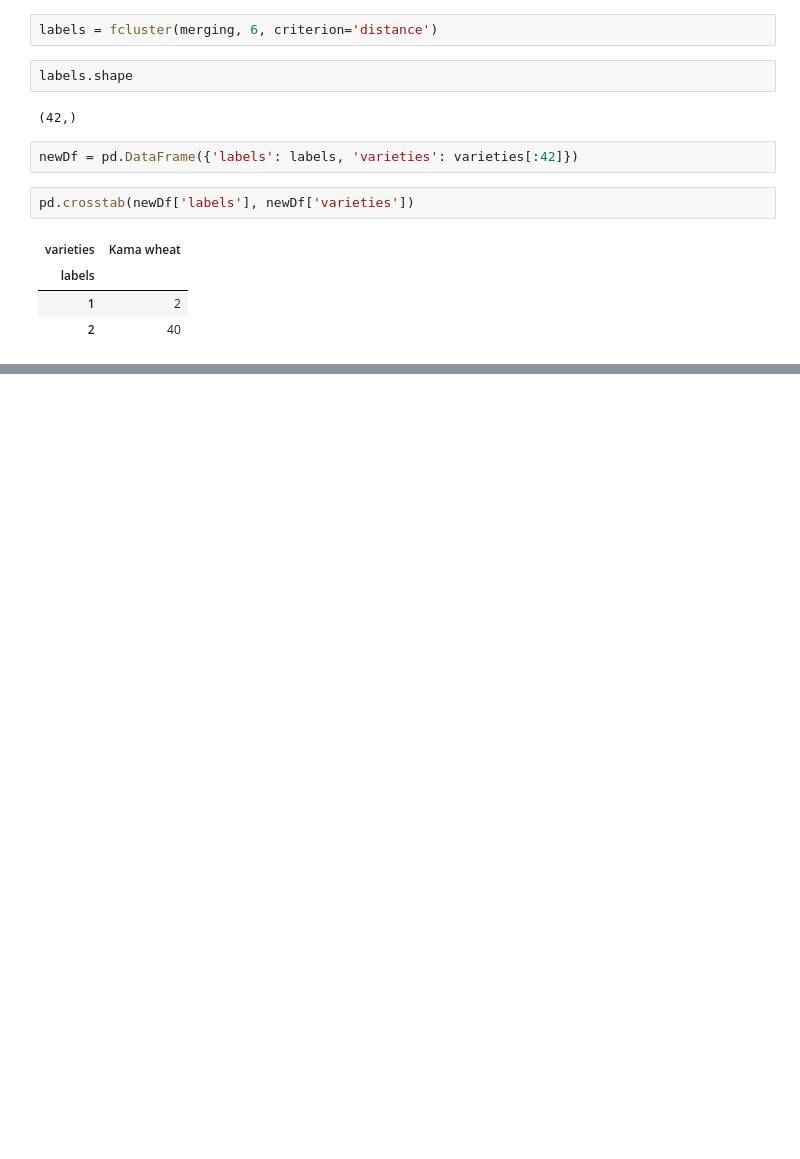
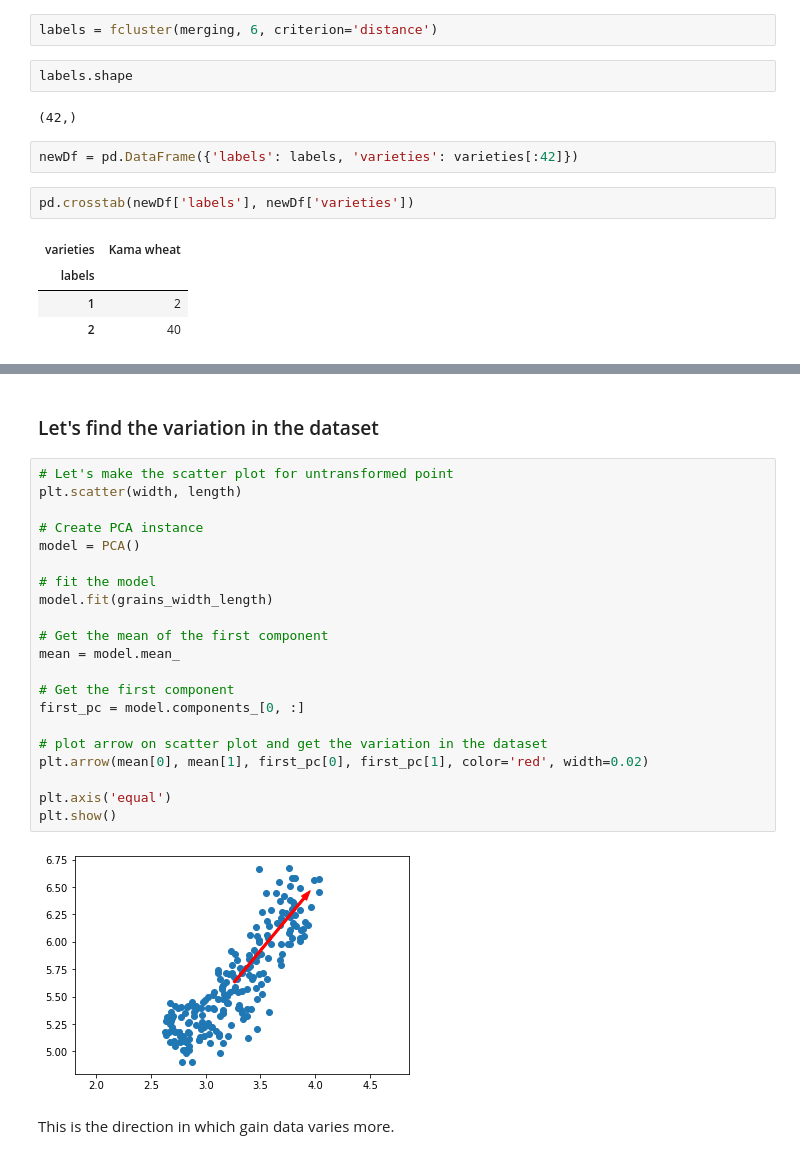
Before and after one commit to sawrupesh04/DataCamp, a Jupyter notebook: Machine Learning/Unsupervised-learning/classification/grain.ipynb, the cells around one changed output, grey strips where cells are left out. Cells and saved outputs as stored; diff of their text form; blank space fills up the shorter version.

```diff
--- a/Machine Learning/Unsupervised-learning/classification/grain.ipynb
+++ b/Machine Learning/Unsupervised-learning/classification/grain.ipynb
@@ -491,0 +574,27 @@ pd.crosstab(newDf['labels'], newDf['varieties'])
+# %% [markdown]
+### Let's find the variation in the dataset
+# %%
+# Let's make the scatter plot for untransformed point
+plt.scatter(width, length)
+
+# Create PCA instance
+model = PCA()
+
+# fit the model
+model.fit(grains_width_length)
+
+# Get the mean of the first component
+mean = model.mean_
+
+# Get the first component
+first_pc = model.components_[0, :]
+
+# plot arrow on scatter plot and get the variation in the dataset
+plt.arrow(mean[0], mean[1], first_pc[0], first_pc[1], color='red', width=0.02)
+
+plt.axis('equal')
+plt.show()
+# %% [output]
+[figure, added]
+# %% [markdown]
+This is the direction in which gain data varies more.
```
Also changed, not shown: parts of 14 cells of this notebook.
